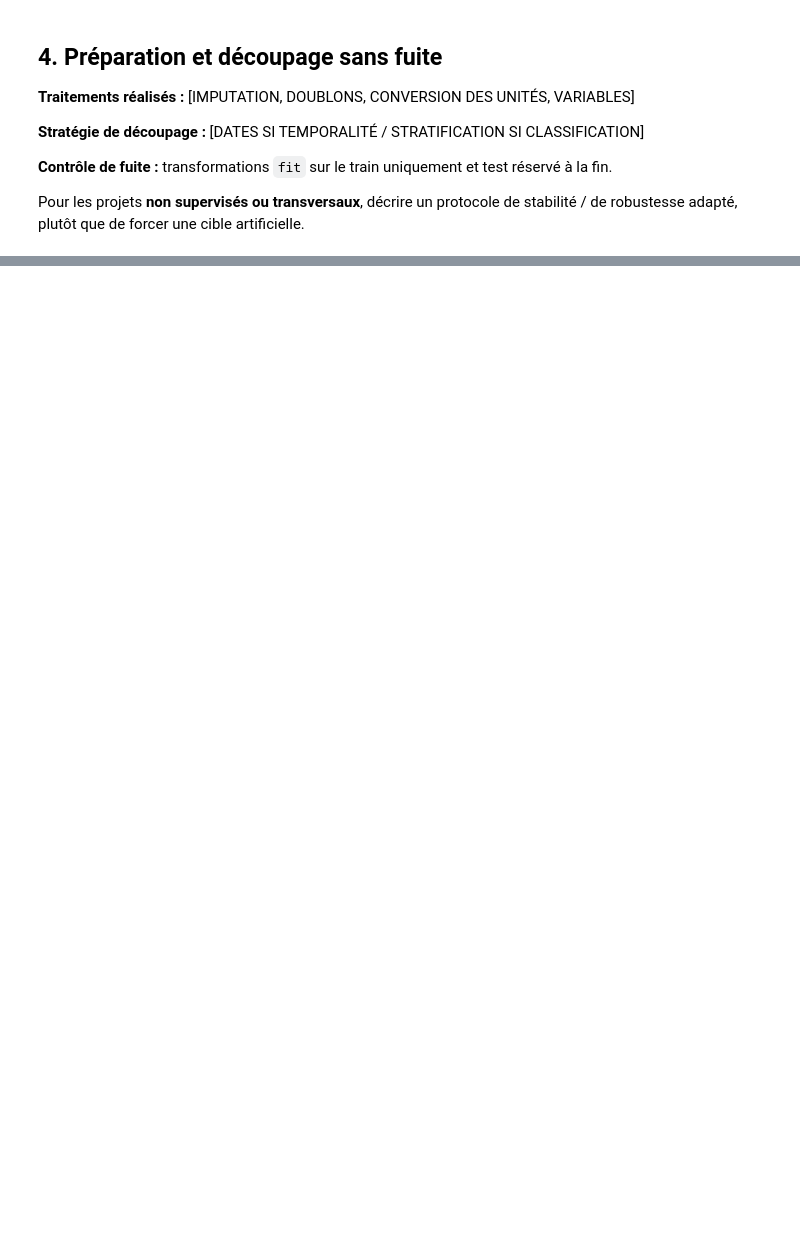
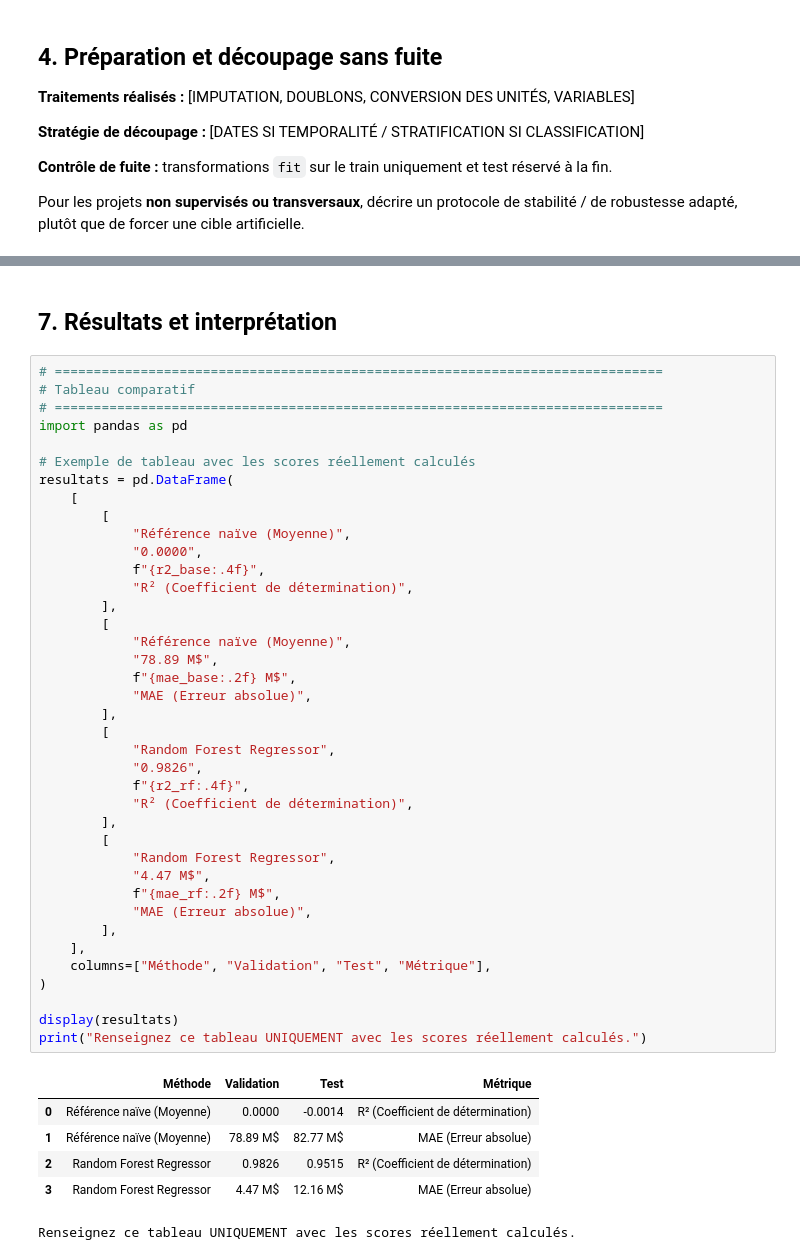
Before and after one commit to benchahydnousaiba0240encg-hue/25007853-benchahyd-nousaiba-CI, a Jupyter notebook: Modele_Projet_CI_S7_ENCG_Settat.ipynb, the cells around one changed output, grey strips where cells are left out. Drawn from its saved outputs; the diff is of its cells as text; blank space fills up the shorter version.

```diff
--- a/Modele_Projet_CI_S7_ENCG_Settat.ipynb
+++ b/Modele_Projet_CI_S7_ENCG_Settat.ipynb
@@ -197,0 +389,48 @@ print("Renseignez ce tableau UNIQUEMENT avec les scores réellement calculés.")
+# %% [markdown]
+## 7. Résultats et interprétation
+# %%
+# ==============================================================================
+# Tableau comparatif
+# ==============================================================================
+import pandas as pd
+
+# Exemple de tableau avec les scores réellement calculés
+resultats = pd.DataFrame(
+    [
+        [
+            "Référence naïve (Moyenne)",
+            "0.0000",
+            f"{r2_base:.4f}",
+            "R² (Coefficient de détermination)",
+        ],
+        [
+            "Référence naïve (Moyenne)",
+            "78.89 M$",
+            f"{mae_base:.2f} M$",
+            "MAE (Erreur absolue)",
+        ],
+        [
+            "Random Forest Regressor",
+            "0.9826",
+            f"{r2_rf:.4f}",
+            "R² (Coefficient de détermination)",
+        ],
+        [
+            "Random Forest Regressor",
+            "4.47 M$",
+            f"{mae_rf:.2f} M$",
+            "MAE (Erreur absolue)",
+        ],
+    ],
+    columns=["Méthode", "Validation", "Test", "Métrique"],
+)
+
+display(resultats)
+print("Renseignez ce tableau UNIQUEMENT avec les scores réellement calculés.")
+# %% [output]
+|  | Méthode | Validation | Test | Métrique |
+| 0 | Référence naïve (Moyenne) | 0.0000 | -0.0014 | R² (Coefficient de détermination) |
+| 1 | Référence naïve (Moyenne) | 78.89 M$ | 82.77 M$ | MAE (Erreur absolue) |
+| 2 | Random Forest Regressor | 0.9826 | 0.9515 | R² (Coefficient de détermination) |
+| 3 | Random Forest Regressor | 4.47 M$ | 12.16 M$ | MAE (Erreur absolue) |
+Renseignez ce tableau UNIQUEMENT avec les scores réellement calculés.
```
Also changed, not shown: parts of 27 cells of this notebook.
